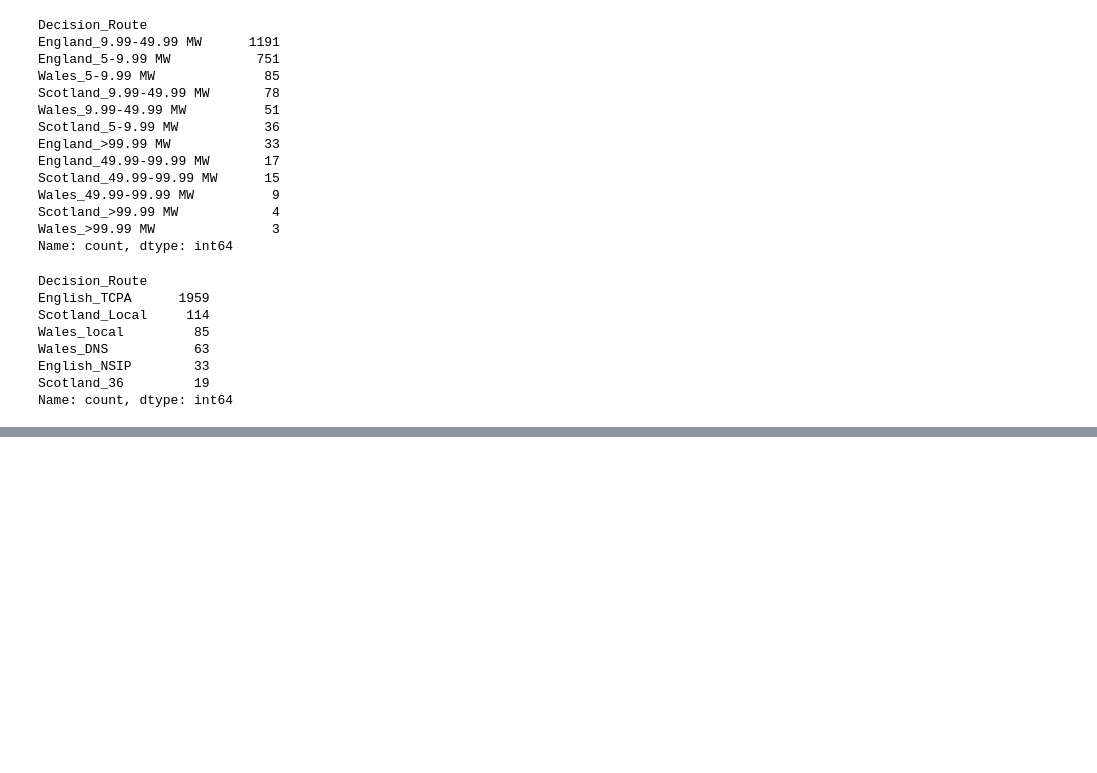
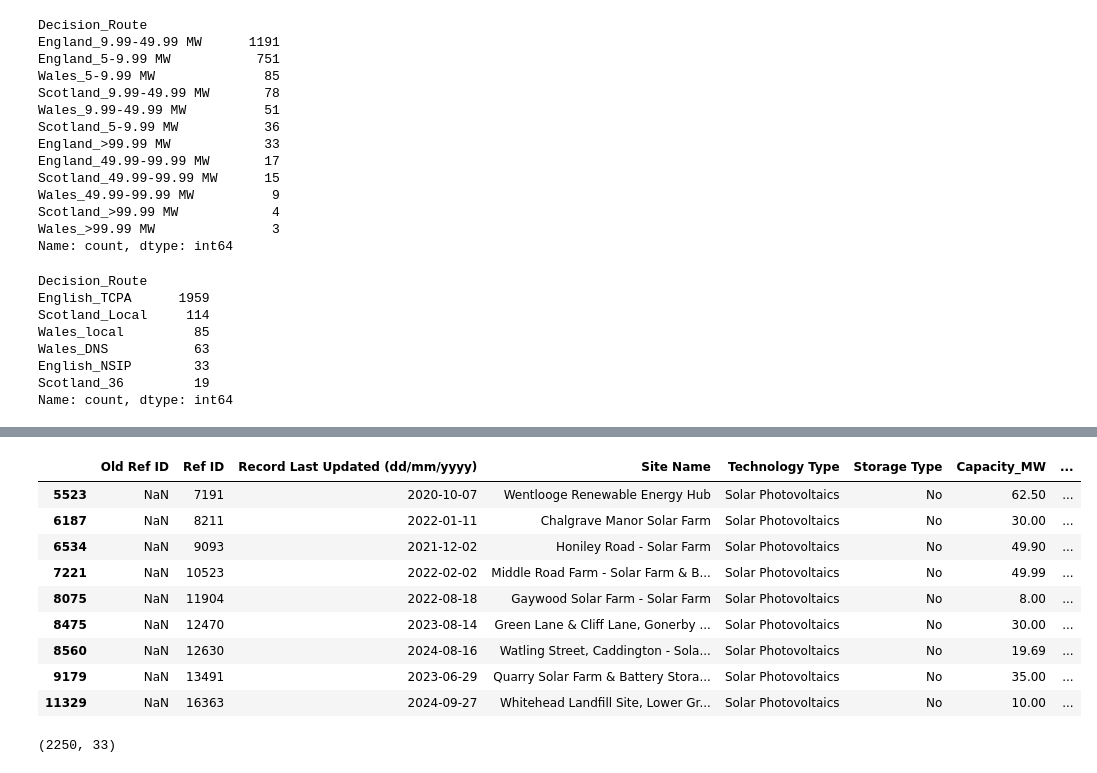
Before and after one commit to Chhchroncode/Data-Science-Solar-with-Cox, a Jupyter notebook: Python/Python_data_cleaning.ipynb, the cells around one changed output, grey strips where cells are left out. Cells and saved outputs as stored; diff of their text form; code cells hidden in the pictures; blank space fills up the shorter version.

```diff
--- a/Python/Python_data_cleaning.ipynb
+++ b/Python/Python_data_cleaning.ipynb
@@ -766,0 +894,22 @@ Name: count, dtype: int64
+# %%
+#Preconsent revised treat as withdrawal
+#Postconsent revised treat as normal consented/refused project
+#Project in revised project that are neither withdrawn and decided are dropped
+unprocessed_revised=solar[(solar[['End_Date','First_Decision_Date']].isna().all(axis=1))&(solar['Development Status']=='Revised')]
+unprocessed_revised
+# %% [output]
+|  | Old Ref ID | Ref ID | Record Last Updated (dd/mm/yyyy) | Site Name | Technology Type | Storage Type | Capacity_MW | ... |
+| 5523 | NaN | 7191 | 2020-10-07 | Wentlooge Renewable Energy Hub | Solar Photovoltaics | No | 62.50 | ... |
+| 6187 | NaN | 8211 | 2022-01-11 | Chalgrave Manor Solar Farm | Solar Photovoltaics | No | 30.00 | ... |
+| 6534 | NaN | 9093 | 2021-12-02 | Honiley Road - Solar Farm | Solar Photovoltaics | No | 49.90 | ... |
+| 7221 | NaN | 10523 | 2022-02-02 | Middle Road Farm - Solar Farm & B... | Solar Photovoltaics | No | 49.99 | ... |
+| 8075 | NaN | 11904 | 2022-08-18 | Gaywood Solar Farm - Solar Farm | Solar Photovoltaics | No | 8.00 | ... |
+| 8475 | NaN | 12470 | 2023-08-14 | Green Lane & Cliff Lane, Gonerby ... | Solar Photovoltaics | No | 30.00 | ... |
+| 8560 | NaN | 12630 | 2024-08-16 | Watling Street, Caddington - Sola... | Solar Photovoltaics | No | 19.69 | ... |
+| 9179 | NaN | 13491 | 2023-06-29 | Quarry Solar Farm & Battery Stora... | Solar Photovoltaics | No | 35.00 | ... |
+| 11329 | NaN | 16363 | 2024-09-27 | Whitehead Landfill Site, Lower Gr... | Solar Photovoltaics | No | 10.00 | ... |
+# %%
+solar=solar.drop(unprocessed_revised.index)
+solar.shape
+# %% [output]
+(2250, 33)
```
Also changed, not shown: parts of 27 cells of this notebook, 1 other file.
